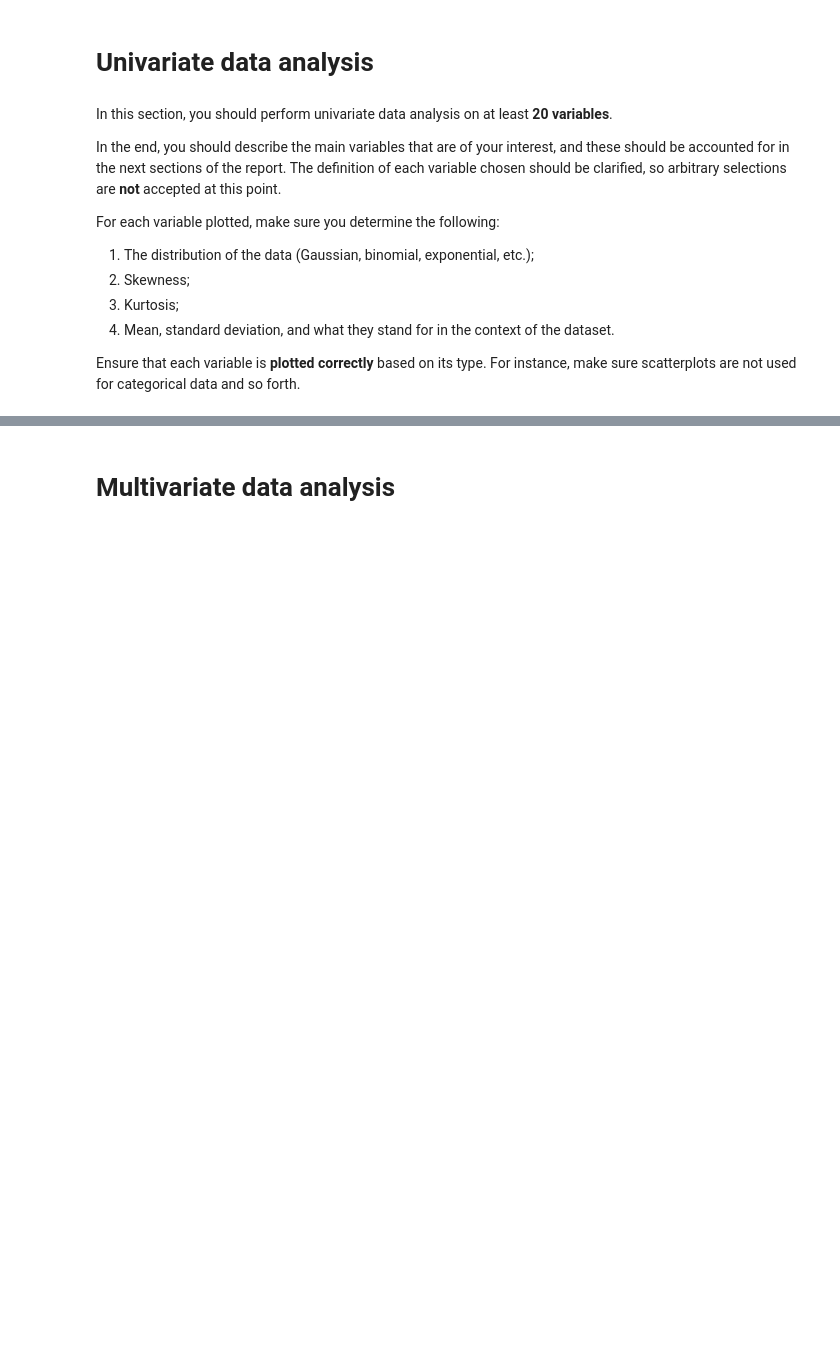
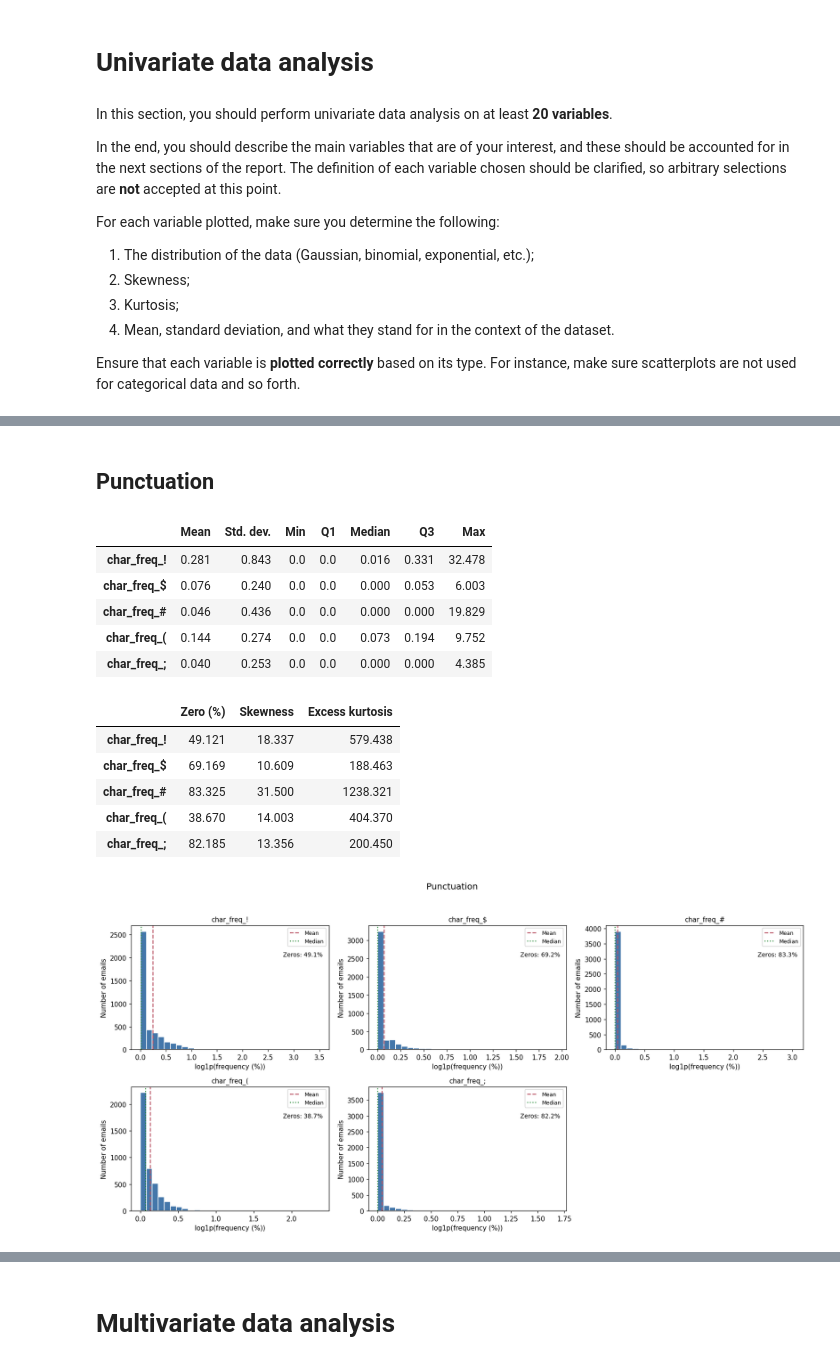
Before and after one commit to tuchanski/spambase-classification, a Jupyter notebook: main.ipynb, the cells around one changed output, grey strips where cells are left out. Saved outputs shown, nothing was run; the diff lists cells and outputs as text; code cells hidden in the pictures; blank space fills up the shorter version.

```diff
--- a/main.ipynb
+++ b/main.ipynb
@@ -261,0 +415,18 @@ Ensure that each variable is **plotted correctly** based on its type. For instan
+# %% [markdown]
+## Punctuation
+# %%
+describe_univariate_group("Punctuation")
+# %% [output]
+|  | Mean | Std. dev. | Min | Q1 | Median | Q3 | Max |
+| char_freq_! | 0.281 | 0.843 | 0.0 | 0.0 | 0.016 | 0.331 | 32.478 |
+| char_freq_$ | 0.076 | 0.240 | 0.0 | 0.0 | 0.000 | 0.053 | 6.003 |
+| char_freq_# | 0.046 | 0.436 | 0.0 | 0.0 | 0.000 | 0.000 | 19.829 |
+| char_freq_( | 0.144 | 0.274 | 0.0 | 0.0 | 0.073 | 0.194 | 9.752 |
+| char_freq_; | 0.040 | 0.253 | 0.0 | 0.0 | 0.000 | 0.000 | 4.385 |
+|  | Zero (%) | Skewness | Excess kurtosis |
+| char_freq_! | 49.121 | 18.337 | 579.438 |
+| char_freq_$ | 69.169 | 10.609 | 188.463 |
+| char_freq_# | 83.325 | 31.500 | 1238.321 |
+| char_freq_( | 38.670 | 14.003 | 404.370 |
+| char_freq_; | 82.185 | 13.356 | 200.450 |
+[figure, added]
```
Also changed, not shown: parts of 19 cells of this notebook.
